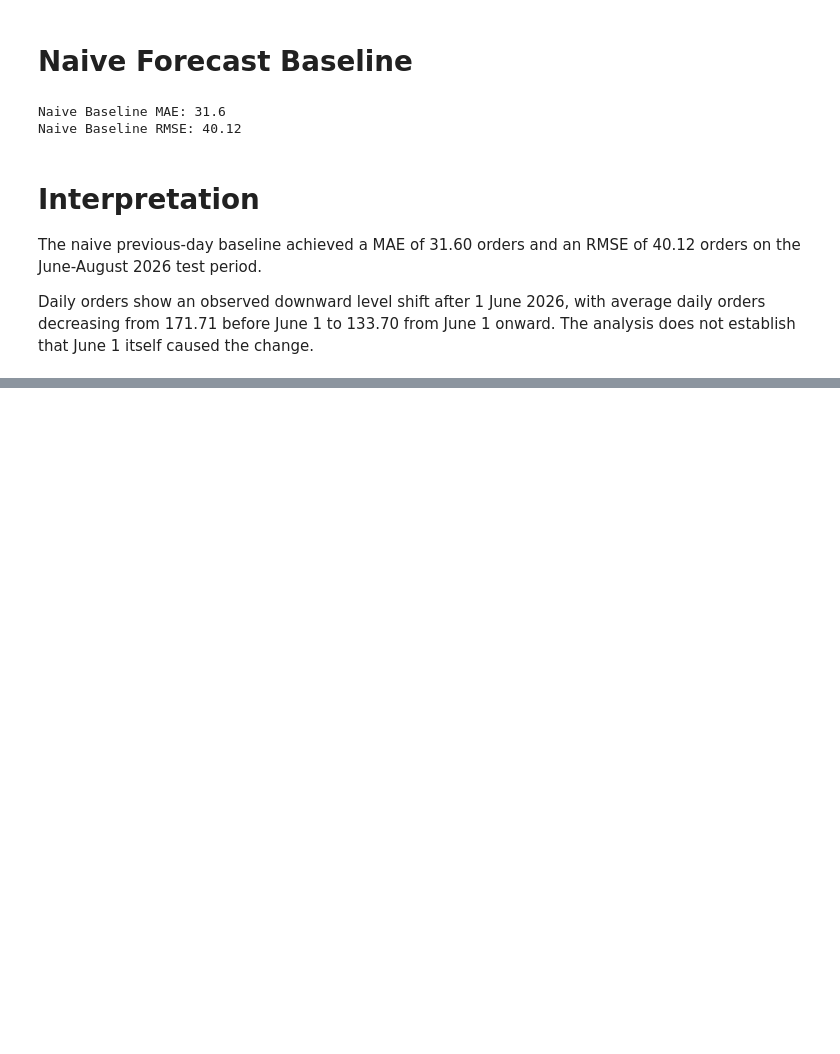
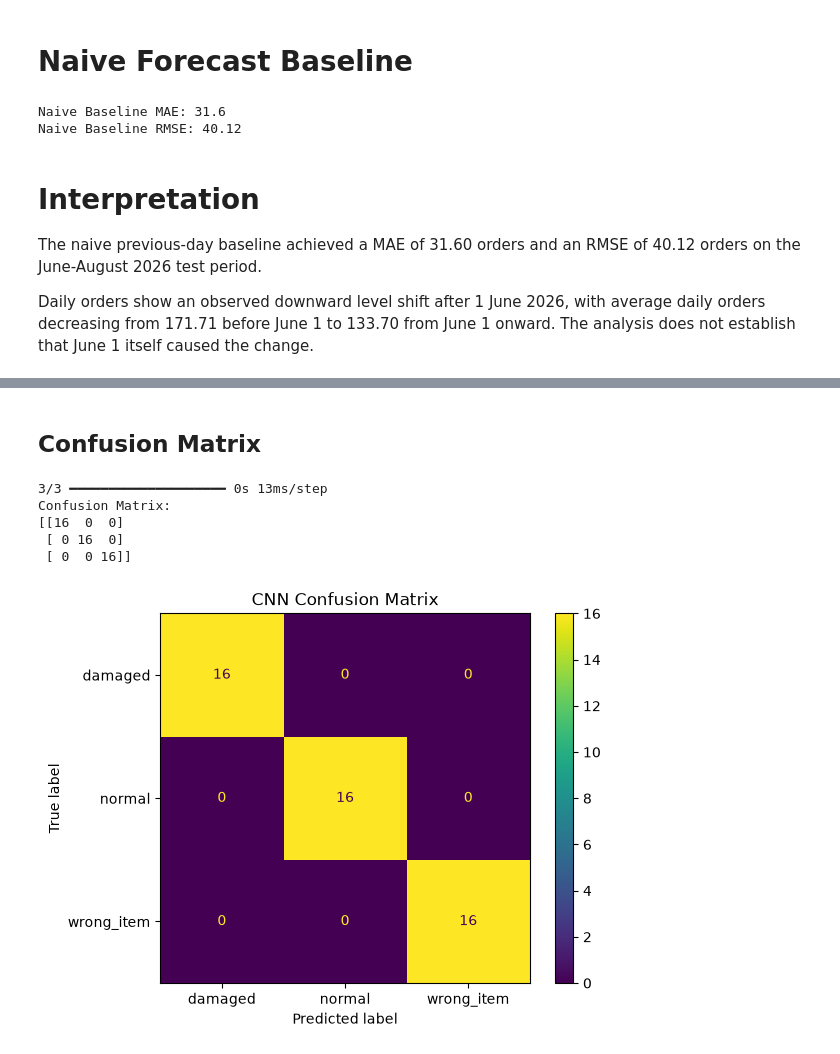
Before and after one commit to sivaepathusa/Pulsecart, a Jupyter notebook: analysis.ipynb, the cells around one changed output, grey strips where cells are left out. Saved outputs shown, nothing was run; the diff lists cells and outputs as text; code cells hidden in the pictures; blank space fills up the shorter version.

```diff
--- a/analysis.ipynb
+++ b/analysis.ipynb
@@ -1209,0 +1280,8 @@ Daily orders show an observed downward level shift after 1 June 2026, with avera
+# %%
+import os
+image_root = "data/images"
+print("Image folders:")
+for folder in sorted(os.listdir(image_root)):
+    folder_path = os.path.join(image_root, folder)
+    if os.path.isdir(folder_path):
+        print(folder, "->", len(os.listdir(folder_path)), "files")
@@ -1209,0 +1406,15 @@ Daily orders show an observed downward level shift after 1 June 2026, with avera
+# %%
+from tensorflow.keras import layers, models
+model = models.Sequential([
+    layers.Input(shape=(128, 128, 3)),
+    layers.Rescaling(1.0 / 255),
+    layers.Conv2D(16, 3, activation="relu"),
+    layers.MaxPooling2D(),
+    layers.Conv2D(32, 3, activation="relu"),
+    layers.MaxPooling2D(),
+    layers.Flatten(),
+    layers.Dense(32, activation="relu"),
+    layers.Dense(3, activation="softmax")
+])
+model.compile(optimizer="adam", loss="sparse_categorical_crossentropy", metrics=["accuracy"])
+history = model.fit(train_ds, epochs=8)
@@ -1209,0 +1446,28 @@ Daily orders show an observed downward level shift after 1 June 2026, with avera
+# %% [markdown]
+## Confusion Matrix
+# %%
+from sklearn.metrics import confusion_matrix, ConfusionMatrixDisplay
+import numpy as np
+import matplotlib.pyplot as plt
+
+y_true = np.concatenate([y.numpy() for _, y in test_ds])
+y_prob = model.predict(test_ds)
+y_pred = np.argmax(y_prob, axis=1)
+
+cm = confusion_matrix(y_true, y_pred, labels=[0, 1, 2])
+
+print("Confusion Matrix:")
+print(cm)
+
+disp = ConfusionMatrixDisplay(confusion_matrix=cm, display_labels=class_names)
+disp.plot()
+
+plt.title("CNN Confusion Matrix")
+plt.show()
+# %% [output]
+3/3 ━━━━━━━━━━━━━━━━━━━━ 0s 13ms/step
+Confusion Matrix:
+[[16  0  0]
+ [ 0 16  0]
+ [ 0  0 16]]
+[figure, added]
```
Also changed, not shown: parts of 51 cells of this notebook.
